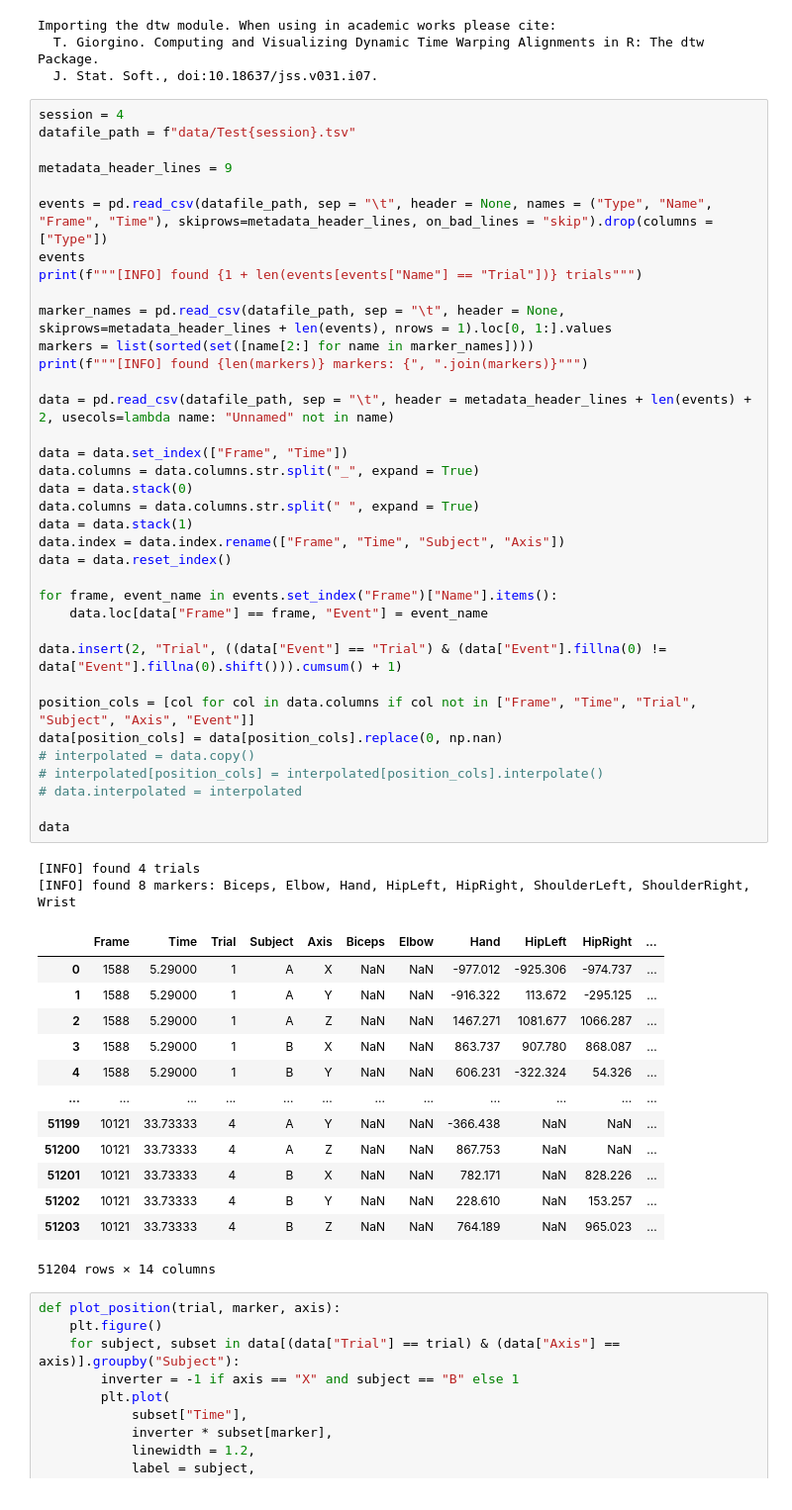
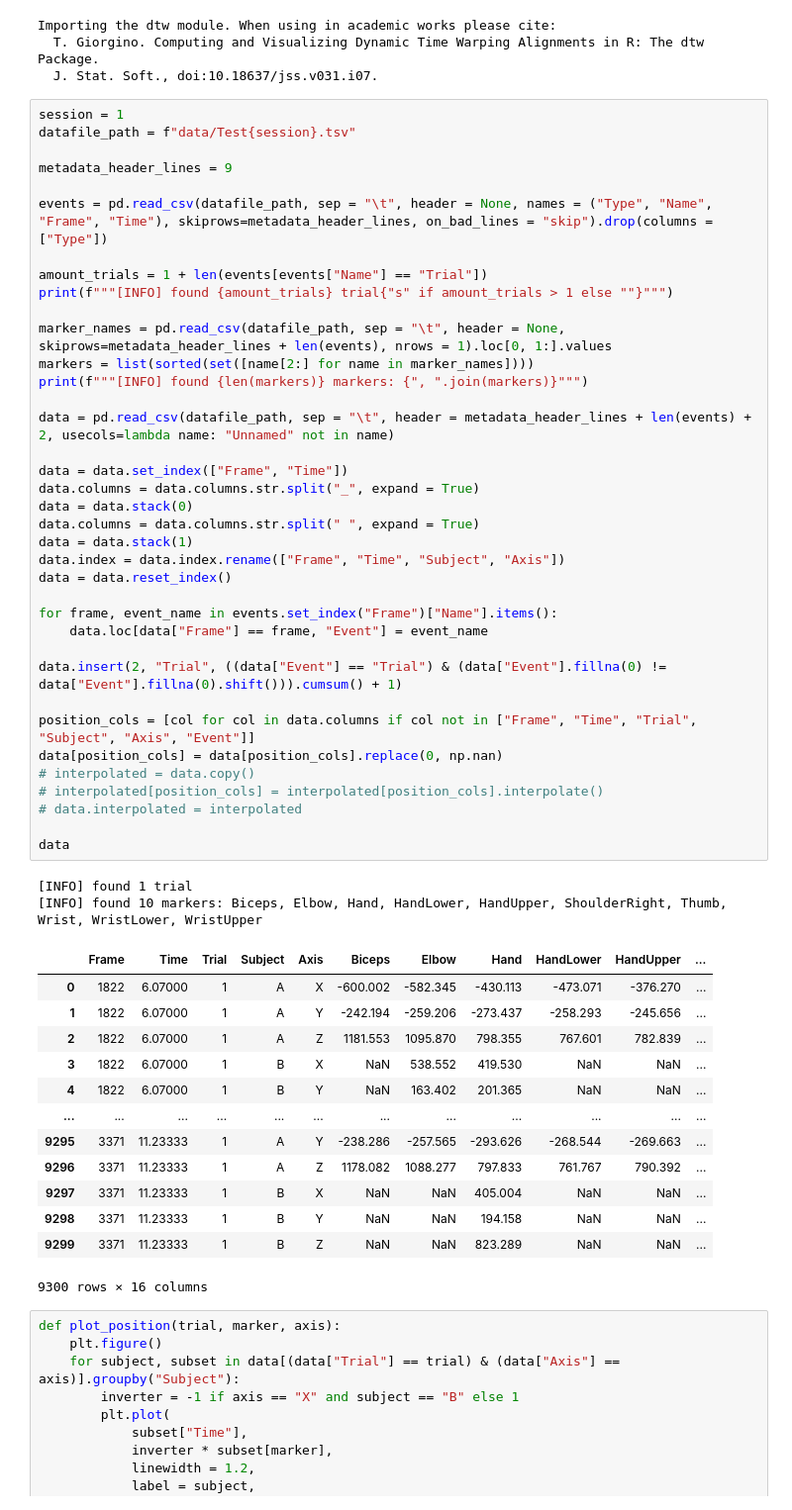
Before and after one commit to dlundgaard/dapup-mocap, a Jupyter notebook: analysis.ipynb, the cells around one changed output. Shown at 99% size. Cells and saved outputs as stored; diff of their text form.

```diff
--- a/analysis.ipynb
+++ b/analysis.ipynb
@@ -12,57 +12,58 @@ Importing the dtw module. When using in academic works please cite:
   T. Giorgino. Computing and Visualizing Dynamic Time Warping Alignments in R: The dtw Package.
   J. Stat. Soft., doi:10.18637/jss.v031.i07.
 # %%
-session = 4
+session = 1
 datafile_path = f"data/Test{session}.tsv"
 
 metadata_header_lines = 9
 
 events = pd.read_csv(datafile_path, sep = "\t", header = None, names = ("Type", "Name", "Frame", "Time"), skiprows=metadata_header_lines, on_bad_lines = "skip").drop(columns = ["Type"])
-events
-print(f"""[INFO] found {1 + len(events[events["Name"] == "Trial"])} trials""")
+
+amount_trials = 1 + len(events[events["Name"] == "Trial"])
+print(f"""[INFO] found {amount_trials} trial{"s" if amount_trials > 1 else ""}""")
 
 marker_names = pd.read_csv(datafile_path, sep = "\t", header = None, skiprows=metadata_header_lines + len(events), nrows = 1).loc[0, 1:].values
 markers = list(sorted(set([name[2:] for name in marker_names])))
 print(f"""[INFO] found {len(markers)} markers: {", ".join(markers)}""")
 
 data = pd.read_csv(datafile_path, sep = "\t", header = metadata_header_lines + len(events) + 2, usecols=lambda name: "Unnamed" not in name)
 
 data = data.set_index(["Frame", "Time"])
 data.columns = data.columns.str.split("_", expand = True)
 data = data.stack(0)
 data.columns = data.columns.str.split(" ", expand = True)
 data = data.stack(1)
 data.index = data.index.rename(["Frame", "Time", "Subject", "Axis"])
 data = data.reset_index()
 
 for frame, event_name in events.set_index("Frame")["Name"].items():
     data.loc[data["Frame"] == frame, "Event"] = event_name
 
 data.insert(2, "Trial", ((data["Event"] == "Trial") & (data["Event"].fillna(0) != data["Event"].fillna(0).shift())).cumsum() + 1)
 
 position_cols = [col for col in data.columns if col not in ["Frame", "Time", "Trial", "Subject", "Axis", "Event"]]
 data[position_cols] = data[position_cols].replace(0, np.nan)
 # interpolated = data.copy()
 # interpolated[position_cols] = interpolated[position_cols].interpolate()
 # data.interpolated = interpolated
 
 data
 # %% [output]
-[INFO] found 4 trials
-[INFO] found 8 markers: Biceps, Elbow, Hand, HipLeft, HipRight, ShoulderLeft, ShoulderRight, Wrist
+[INFO] found 1 trial
+[INFO] found 10 markers: Biceps, Elbow, Hand, HandLower, HandUpper, ShoulderRight, Thumb, Wrist, WristLower, WristUpper
-|  | Frame | Time | Trial | Subject | Axis | Biceps | Elbow | Hand | HipLeft | HipRight | ... |
-| 0 | 1588 | 5.29000 | 1 | A | X | NaN | NaN | -977.012 | -925.306 | -974.737 | ... |
-| 1 | 1588 | 5.29000 | 1 | A | Y | NaN | NaN | -916.322 | 113.672 | -295.125 | ... |
-| 2 | 1588 | 5.29000 | 1 | A | Z | NaN | NaN | 1467.271 | 1081.677 | 1066.287 | ... |
-| 3 | 1588 | 5.29000 | 1 | B | X | NaN | NaN | 863.737 | 907.780 | 868.087 | ... |
-| 4 | 1588 | 5.29000 | 1 | B | Y | NaN | NaN | 606.231 | -322.324 | 54.326 | ... |
+|  | Frame | Time | Trial | Subject | Axis | Biceps | Elbow | Hand | HandLower | HandUpper | ... |
+| 0 | 1822 | 6.07000 | 1 | A | X | -600.002 | -582.345 | -430.113 | -473.071 | -376.270 | ... |
+| 1 | 1822 | 6.07000 | 1 | A | Y | -242.194 | -259.206 | -273.437 | -258.293 | -245.656 | ... |
+| 2 | 1822 | 6.07000 | 1 | A | Z | 1181.553 | 1095.870 | 798.355 | 767.601 | 782.839 | ... |
+| 3 | 1822 | 6.07000 | 1 | B | X | NaN | 538.552 | 419.530 | NaN | NaN | ... |
+| 4 | 1822 | 6.07000 | 1 | B | Y | NaN | 163.402 | 201.365 | NaN | NaN | ... |
 | ... | ... | ... | ... | ... | ... | ... | ... | ... | ... | ... | ... |
-| 51199 | 10121 | 33.73333 | 4 | A | Y | NaN | NaN | -366.438 | NaN | NaN | ... |
-| 51200 | 10121 | 33.73333 | 4 | A | Z | NaN | NaN | 867.753 | NaN | NaN | ... |
-| 51201 | 10121 | 33.73333 | 4 | B | X | NaN | NaN | 782.171 | NaN | 828.226 | ... |
-| 51202 | 10121 | 33.73333 | 4 | B | Y | NaN | NaN | 228.610 | NaN | 153.257 | ... |
-| 51203 | 10121 | 33.73333 | 4 | B | Z | NaN | NaN | 764.189 | NaN | 965.023 | ... |
+| 9295 | 3371 | 11.23333 | 1 | A | Y | -238.286 | -257.565 | -293.626 | -268.544 | -269.663 | ... |
+| 9296 | 3371 | 11.23333 | 1 | A | Z | 1178.082 | 1088.277 | 797.833 | 761.767 | 790.392 | ... |
+| 9297 | 3371 | 11.23333 | 1 | B | X | NaN | NaN | 405.004 | NaN | NaN | ... |
+| 9298 | 3371 | 11.23333 | 1 | B | Y | NaN | NaN | 194.158 | NaN | NaN | ... |
+| 9299 | 3371 | 11.23333 | 1 | B | Z | NaN | NaN | 823.289 | NaN | NaN | ... |
-51204 rows × 14 columns
+9300 rows × 16 columns
 # %%
 def plot_position(trial, marker, axis):
     plt.figure()
```
Also changed, not shown: parts of 1 cell of this notebook.
